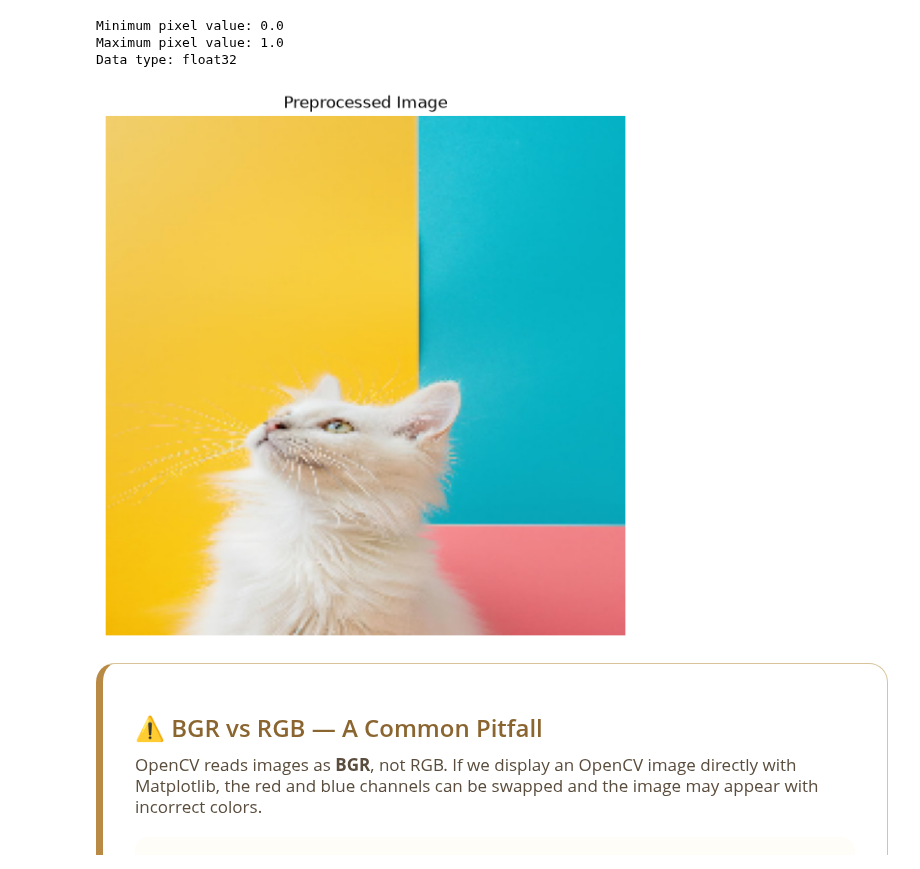
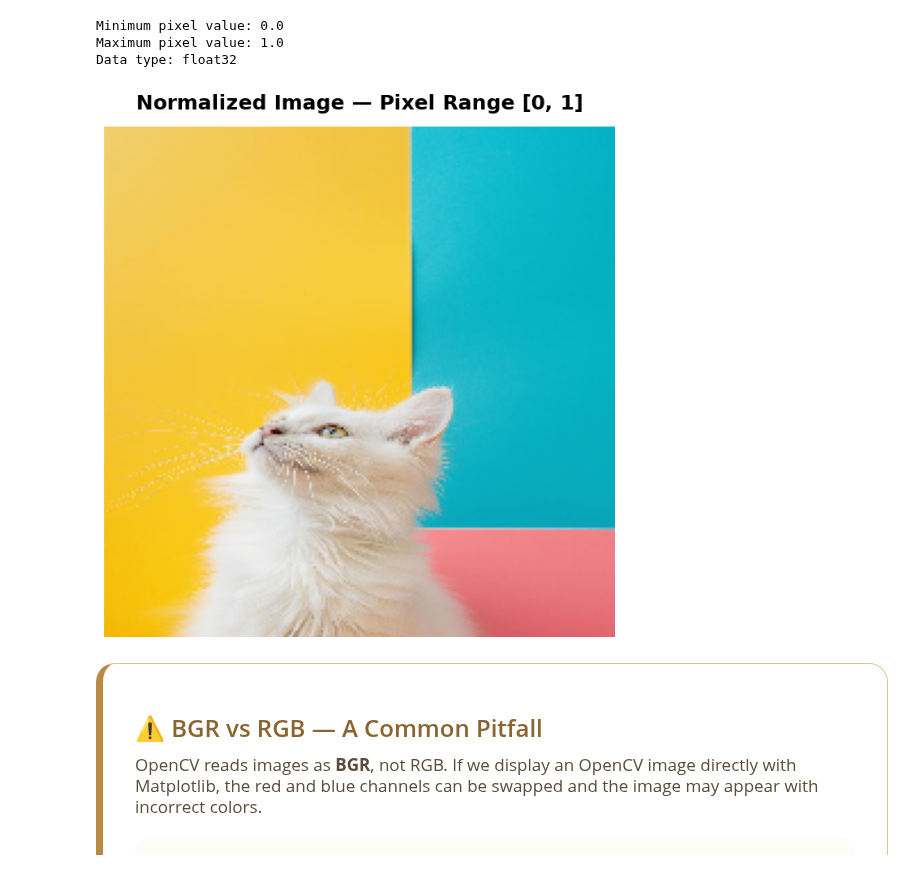
Before and after one commit to Shimaa-Habes/BinX-Training-AI-ML, a Jupyter notebook: BinX-Week8/Day3/opencv_preprocessing.ipynb, the cells around one changed output. Saved outputs shown, nothing was run; the diff lists cells and outputs as text; code cells hidden in the pictures.

```diff
--- a/BinX-Week8/Day3/opencv_preprocessing.ipynb
+++ b/BinX-Week8/Day3/opencv_preprocessing.ipynb
@@ -288,16 +288,17 @@ memory as a NumPy array.
 
 </div>
 # %%
-image_path = "sample_image.jpg"
+plt.figure(figsize=(7, 7))
 
-image_bgr = cv2.imread(image_path)
+plt.imshow(cv2.cvtColor(image_bgr, cv2.COLOR_BGR2RGB))
+plt.title(
+    "Original Image",
+    fontsize=18,
+    fontweight="bold",
+    pad=15
+)
+plt.axis("off")
 
-if image_bgr is None:
-    raise FileNotFoundError(
-        f"Could not read the image at: {image_path}"
-    )
-
-print("Image loaded successfully!")
-print("Shape:", image_bgr.shape)
-print("Data type:", image_bgr.dtype)
+plt.tight_layout()
+plt.show()
 # %% [output]
@@ -332,7 +331,8 @@ target_size = (224, 224)
 
 resized_bgr = cv2.resize(
     image_bgr,
-    target_size
+    target_size,
+    interpolation=cv2.INTER_AREA
 )
 
 print("Original shape:", image_bgr.shape)
@@ -413,12 +429,20 @@ Maximum pixel value: 1.0
 Data type: float32
 # %%
 plt.figure(figsize=(7, 7))
+
 plt.imshow(normalized_image)
-plt.title("Preprocessed Image")
+plt.title(
+    "Normalized Image — Pixel Range [0, 1]",
+    fontsize=18,
+    fontweight="bold",
+    pad=15
+)
 plt.axis("off")
+
+plt.tight_layout()
 plt.show()
 # %% [output]
-[figure, old version]
+[figure, new version]
 # %% [markdown]
 <div style="
     width:100%;
```
Also changed, not shown: parts of 6 cells of this notebook, 4 other files.
